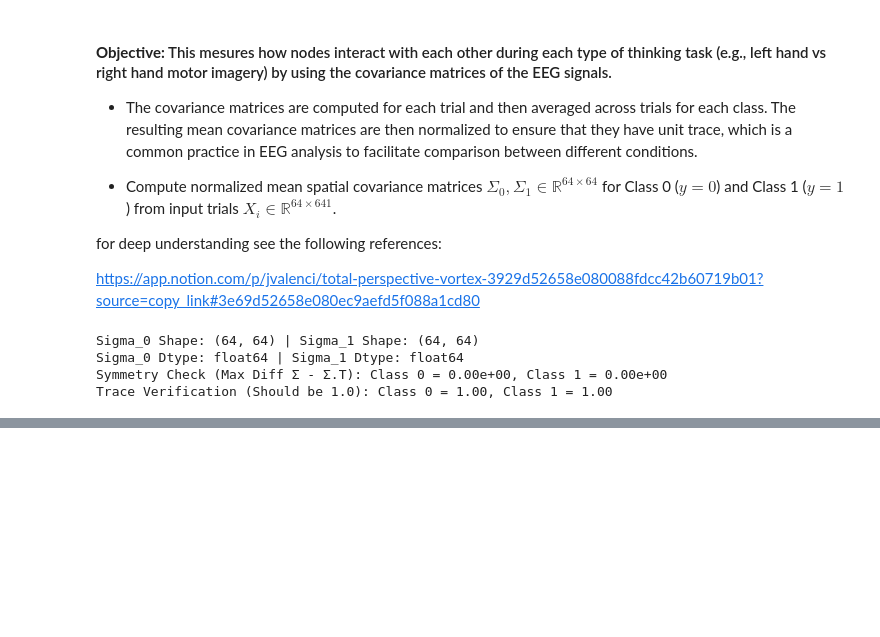
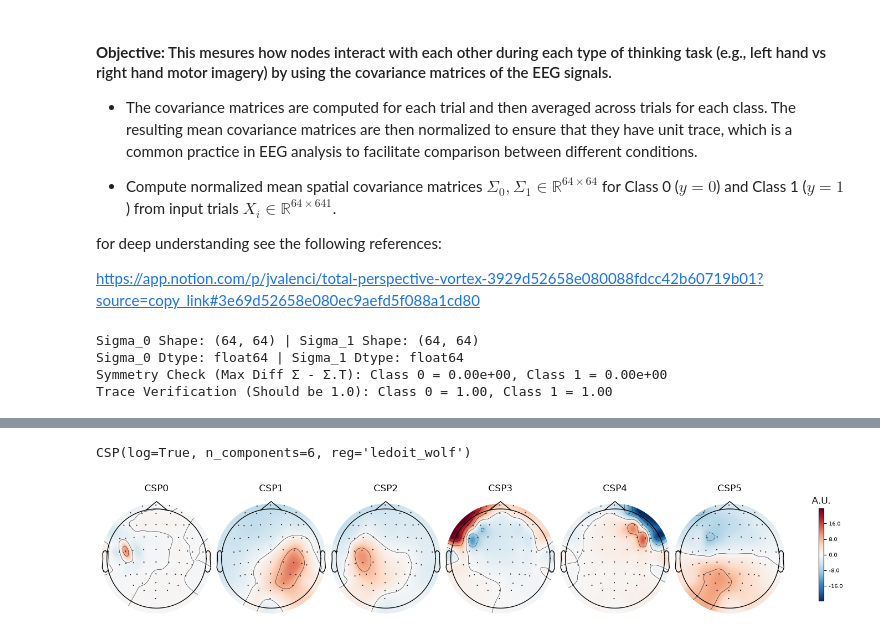
Before and after one commit to Alexvc23/Total-Perspective-Vortex, a Jupyter notebook: doc/Phase 3: Custom Dimensionality Reduction (Common Spatial Patterns - CSP from Scratch.ipynb, the cells around one changed output, grey strips where cells are left out. Drawn from its saved outputs; the diff is of its cells as text; code cells hidden in the pictures; blank space fills up the shorter version.

```diff
--- a/doc/Phase 3: Custom Dimensionality Reduction (Common Spatial Patterns - CSP from Scratch.ipynb
+++ b/doc/Phase 3: Custom Dimensionality Reduction (Common Spatial Patterns - CSP from Scratch.ipynb
@@ -126,0 +311,7 @@ Trace Verification (Should be 1.0): Class 0 = 1.00, Class 1 = 1.00
+# %%
+
+# !Define your local data path (this should match your .gitignore)
+data_path = "./mne_data/MNE-eegbci-data/files/eegmmidb/1.0.0"
+# %%
+from misc import load_eeg_data
+raw = load_eeg_data(subject_id=1, run_id=3, base_path=data_path)
@@ -126,0 +344,20 @@ Trace Verification (Should be 1.0): Class 0 = 1.00, Class 1 = 1.00
+# %%
+import mne
+from mne.decoding import CSP
+# !!here i am using the built-in csp, try to plot the same thing once implemented my own csp from scratch
+# 1. Instantiate and fit CSP on 3D epoch data (X: N_trials x N_channels x N_times)
+csp = CSP(n_components=6, reg='ledoit_wolf', log=True)
+csp.fit(X, y)
+# %% [output]
+CSP(log=True, n_components=6, reg='ledoit_wolf')
+# %%
+# Graficar ÚNICAMENTE los 6 componentes seleccionados por CSP
+csp.plot_patterns(
+    raw.info,
+    components=[0, 1, 2, 3, 4, 5],
+    ch_type='eeg',
+    units='A.U.',
+    size=1.5
+);
+# %% [output]
+[figure, added]
```
Also changed, not shown: parts of 12 cells of this notebook.
